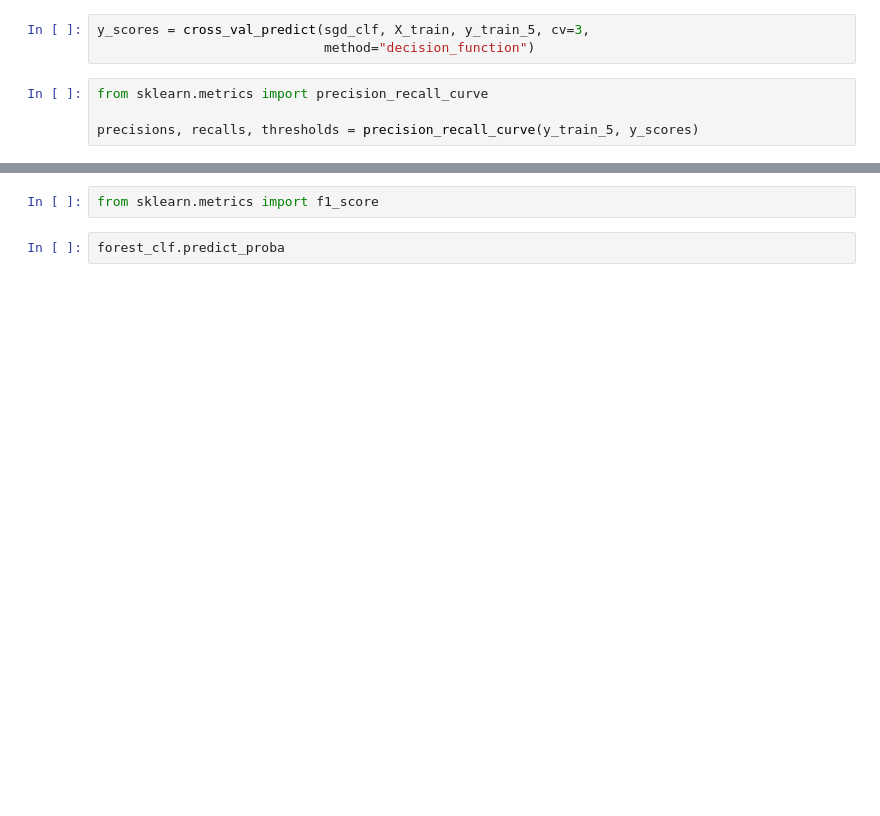
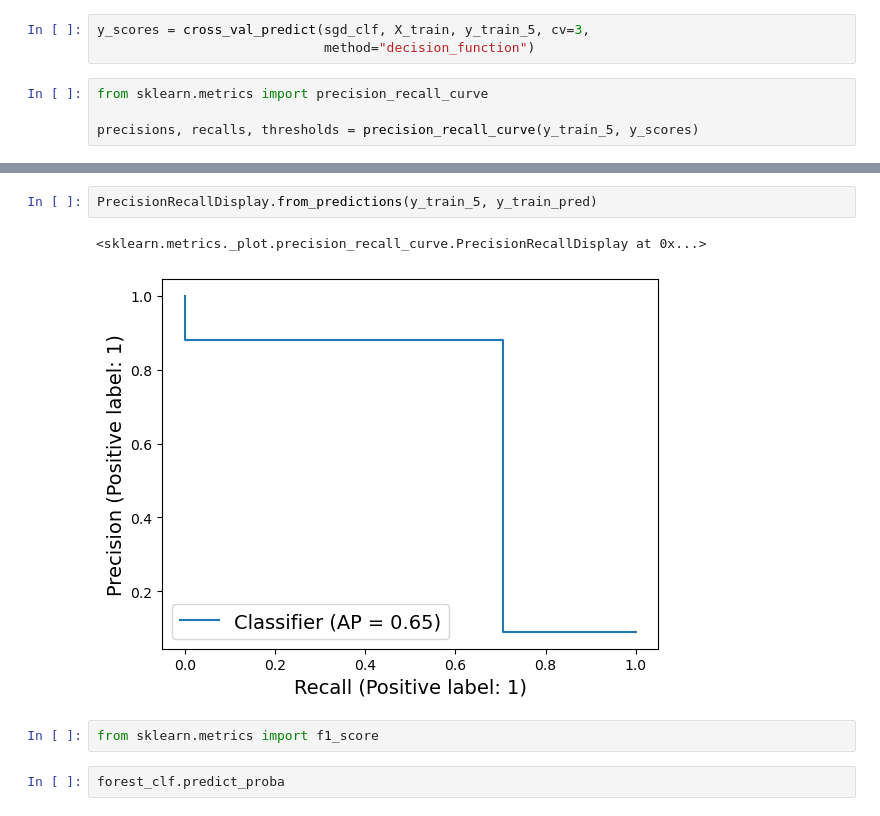
Before and after one commit to jtroses/handson-ml3, a Jupyter notebook: 03_classification.ipynb, the cells around one changed output, grey strips where cells are left out. Saved outputs shown, nothing was run; the diff lists cells and outputs as text; blank space fills up the shorter version.

```diff
--- a/03_classification.ipynb
+++ b/03_classification.ipynb
@@ -658,3 +707,8 @@ plt.show()
+# %%
+PrecisionRecallDisplay.from_predictions(y_train_5, y_train_pred)
+# %% [output]
+<sklearn.metrics._plot.precision_recall_curve.PrecisionRecallDisplay at 0x...>
+[figure, added]
 # %%
 from sklearn.metrics import f1_score
 # %%
```
Also changed, not shown: parts of 62 cells of this notebook.
